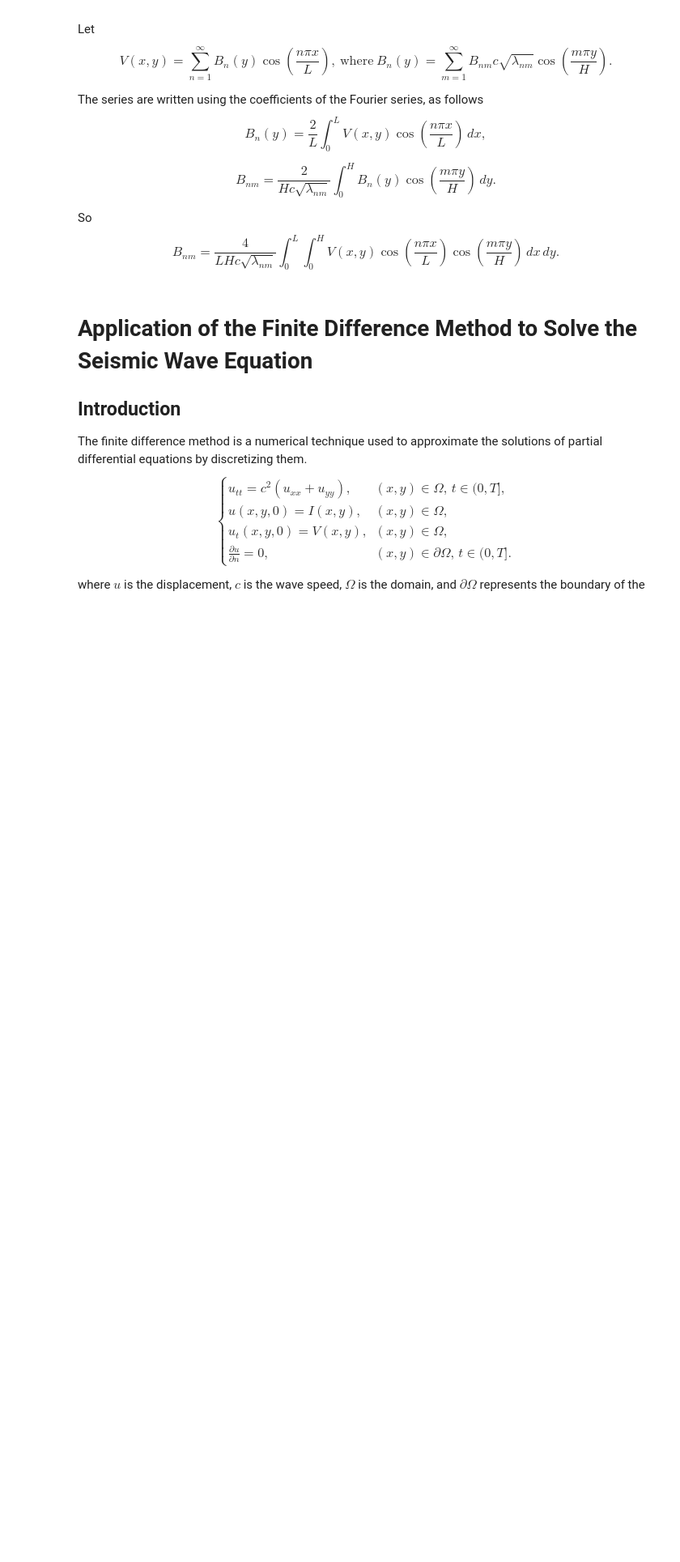
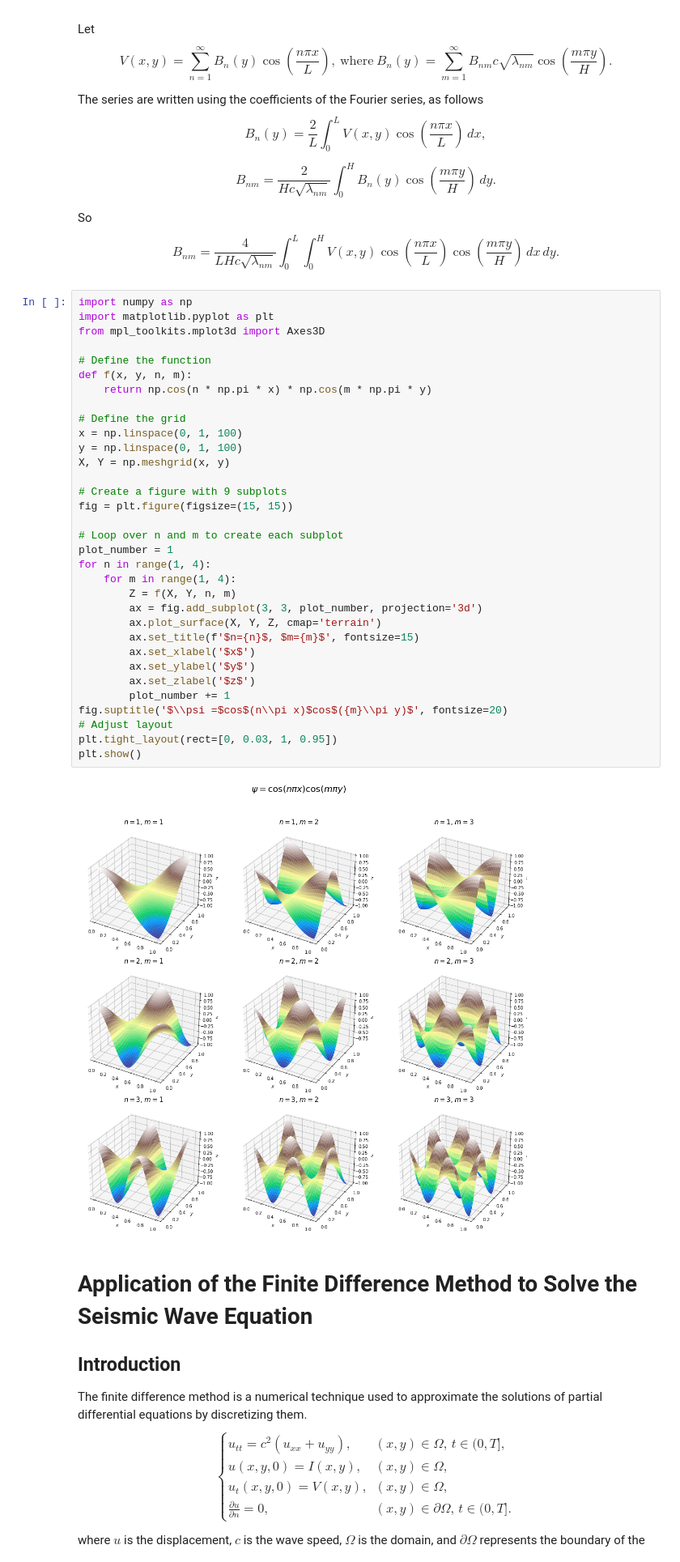
Before and after one commit to github-kamilk/Differential-equation, a Jupyter notebook: PDE_wave_equation.ipynb, the cells around one changed output. Shown at 81% size. Saved outputs shown, nothing was run; the diff lists cells and outputs as text; blank space fills up the shorter version.

```diff
--- a/PDE_wave_equation.ipynb
+++ b/PDE_wave_equation.ipynb
@@ -216,6 +216,41 @@ So
 $$\begin{equation}
 B_{nm} = \frac{4}{LH c \sqrt{\lambda_{nm}}} \int_0^L \int_0^H V(x, y) \cos \left( \frac{n \pi x}{L} \right) \cos \left( \frac{m \pi y}{H} \right) \, dx \, dy.
 \end{equation}$$
+# %%
+import numpy as np
+import matplotlib.pyplot as plt
+from mpl_toolkits.mplot3d import Axes3D
+
+# Define the function
+def f(x, y, n, m):
+    return np.cos(n * np.pi * x) * np.cos(m * np.pi * y)
+
+# Define the grid
+x = np.linspace(0, 1, 100)
+y = np.linspace(0, 1, 100)
+X, Y = np.meshgrid(x, y)
+
+# Create a figure with 9 subplots
+fig = plt.figure(figsize=(15, 15))
+
+# Loop over n and m to create each subplot
+plot_number = 1
+for n in range(1, 4):
+    for m in range(1, 4):
+        Z = f(X, Y, n, m)
+        ax = fig.add_subplot(3, 3, plot_number, projection='3d')
+        ax.plot_surface(X, Y, Z, cmap='terrain')
+        ax.set_title(f'$n={n}$, $m={m}$', fontsize=15)
+        ax.set_xlabel('$x$')
+        ax.set_ylabel('$y$')
+        ax.set_zlabel('$z$')
+        plot_number += 1
+fig.suptitle('$\\psi =$cos$(n\\pi x)$cos$({m}\\pi y)$', fontsize=20)
+# Adjust layout
+plt.tight_layout(rect=[0, 0.03, 1, 0.95])
+plt.show()
+# %% [output]
+[figure, added]
 # %% [markdown]
 # Application of the Finite Difference Method to Solve the Seismic Wave Equation
 
```
Also changed, not shown: parts of 29 cells of this notebook, 14 other files.
